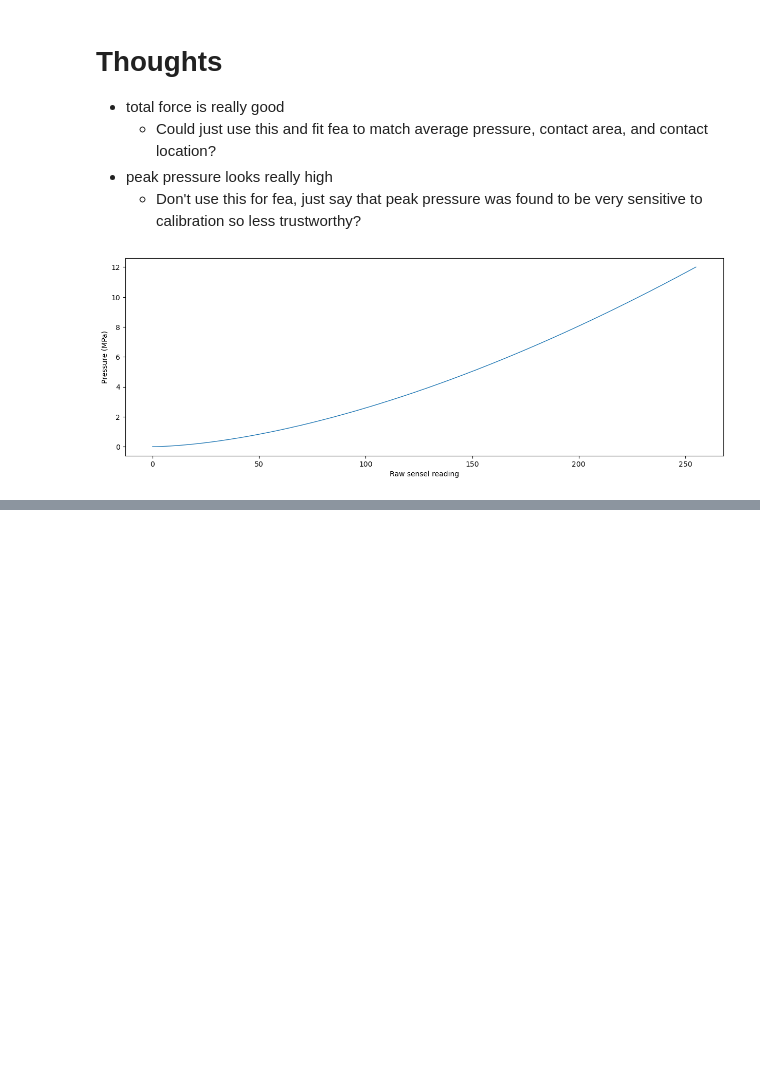
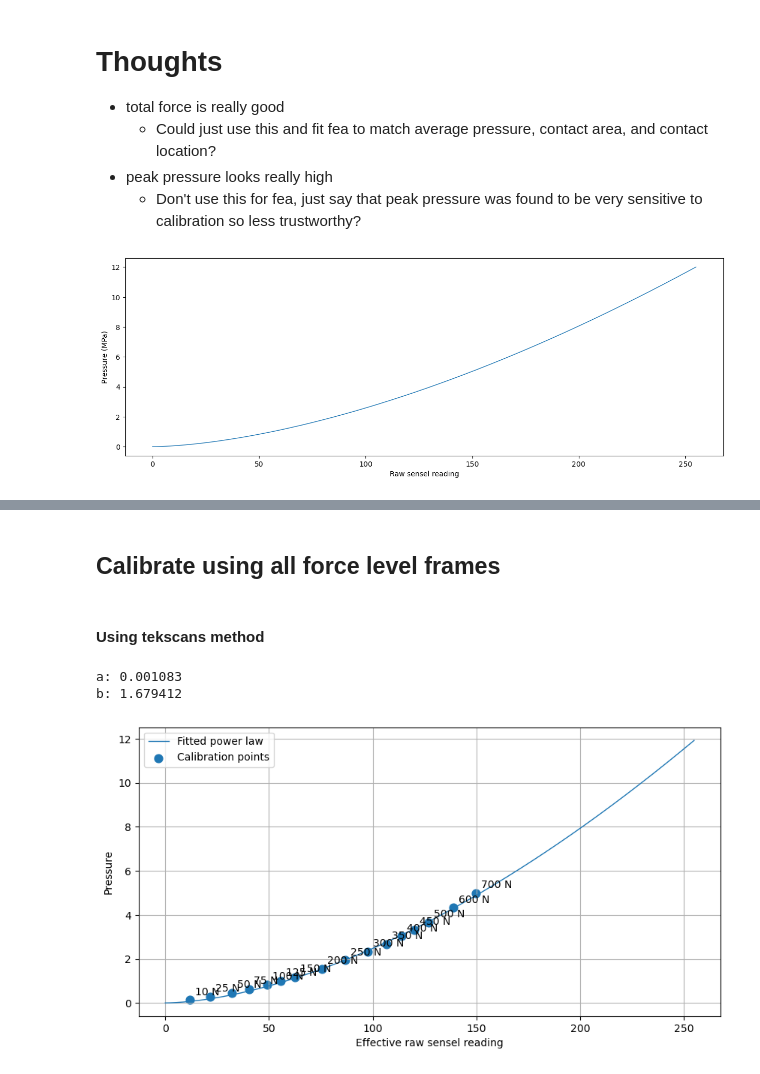
Before and after one commit to MattyOram/phd, a Jupyter notebook: WorkPackages/TMCJ-Contact/Experimental/notebooks/Experiments/TekscanCalibration/elasticoCalibration.ipynb, the cells around one changed output, grey strips where cells are left out. Saved outputs shown, nothing was run; the diff lists cells and outputs as text; code cells hidden in the pictures; blank space fills up the shorter version.

```diff
--- a/WorkPackages/TMCJ-Contact/Experimental/notebooks/Experiments/TekscanCalibration/elasticoCalibration.ipynb
+++ b/WorkPackages/TMCJ-Contact/Experimental/notebooks/Experiments/TekscanCalibration/elasticoCalibration.ipynb
@@ -187,0 +285,8 @@ plt.show()
+# %%
+cal_data_raw = avg_frames(cal_frames, cal_ids)
+a, b = extract_tekcsan_coeffs(cal_file)
+cal_data_mpa = {f: (a*x**b) * PSI2MPA for f, x in cal_data_raw.items()}
+# %%
+for F, frame in cal_data_mpa.items():
+    print(f'Instron force: {F}')
+    print(f'Tekscan force: {force_per_frame(frame.reshape(1, 11, 11))[0]:.2f}\n')
@@ -187,0 +334,45 @@ plt.show()
+# %% [markdown]
+## Calibrate using all force level frames
+# %% [markdown]
+#### Using tekscans method
+# %%
+a_allF, b_allF, fit_points = compute_power_law_coeffs(
+    cal_data_raw,
+    return_fit_points=True
+)
+
+fig, ax = plt.subplots(figsize=(10, 5))
+
+# Fitted curve
+raw = np.linspace(0, 255, 1000)
+pressure = a_allF * raw ** b_allF
+
+ax.plot(raw, pressure, linewidth=1, label="Fitted power law")
+
+# Points used for fitting, one per calibration load
+ax.scatter(
+    fit_points["raw_eff"],
+    fit_points["pressure_actual"],
+    s=60,
+    label="Calibration points"
+)
+
+for F, x, y in zip(
+    fit_points["force"],
+    fit_points["raw_eff"],
+    fit_points["pressure_actual"]
+):
+    ax.annotate(f"{F:g} N", (x, y), xytext=(5, 5), textcoords="offset points")
+
+print(f"a: {a_allF:.6f}")
+print(f"b: {b_allF:.6f}")
+
+ax.set_xlabel("Effective raw sensel reading")
+ax.set_ylabel("Pressure")
+ax.legend()
+ax.grid(True)
+plt.show()
+# %% [output]
+a: 0.001083
+b: 1.679412
+[figure, added]
```
Also changed, not shown: parts of 20 cells of this notebook.
